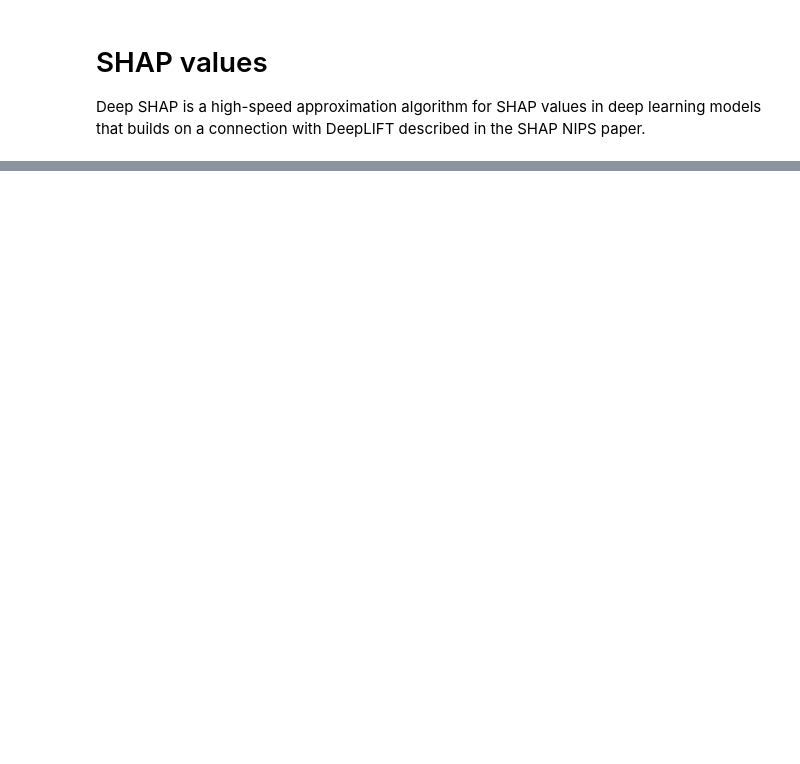
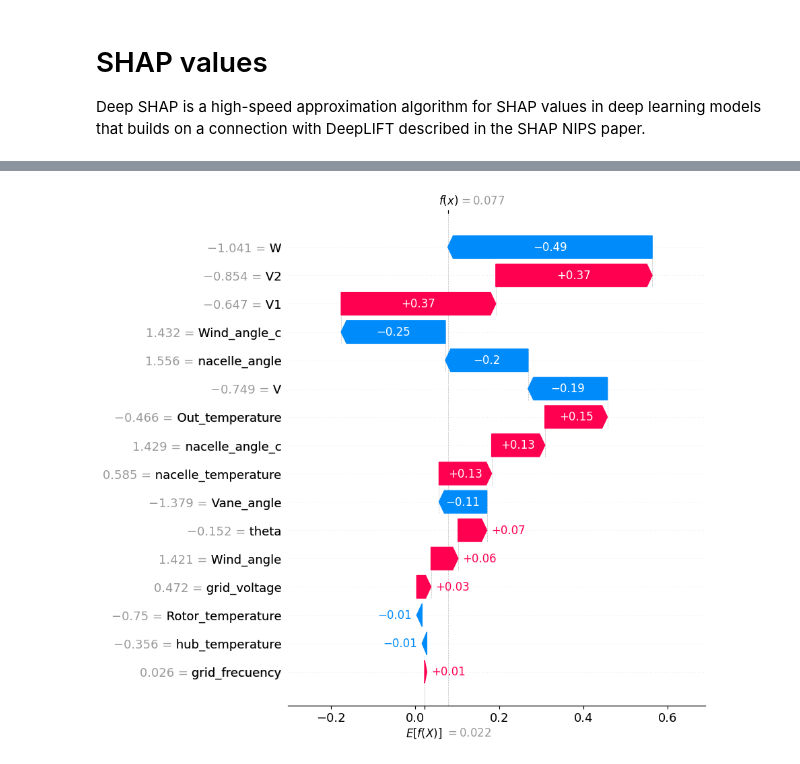
Before and after one commit to alfonsogijon/WindTurbines_hybrid, a Jupyter notebook: Explainability/Explainability.ipynb, the cells around one changed output, grey strips where cells are left out. Cells and saved outputs as stored; diff of their text form; code cells hidden in the pictures; blank space fills up the shorter version.

```diff
--- a/Explainability/Explainability.ipynb
+++ b/Explainability/Explainability.ipynb
@@ -79,0 +64,4 @@ Your TensorFlow version is newer than 2.4.0 and so graph support has been remove
+# %%
+shap.plots.waterfall(shap_values_default[0], max_display=20)
+# %% [output]
+[figure, added]
```
Also changed, not shown: parts of 17 cells of this notebook, 2 other files.
